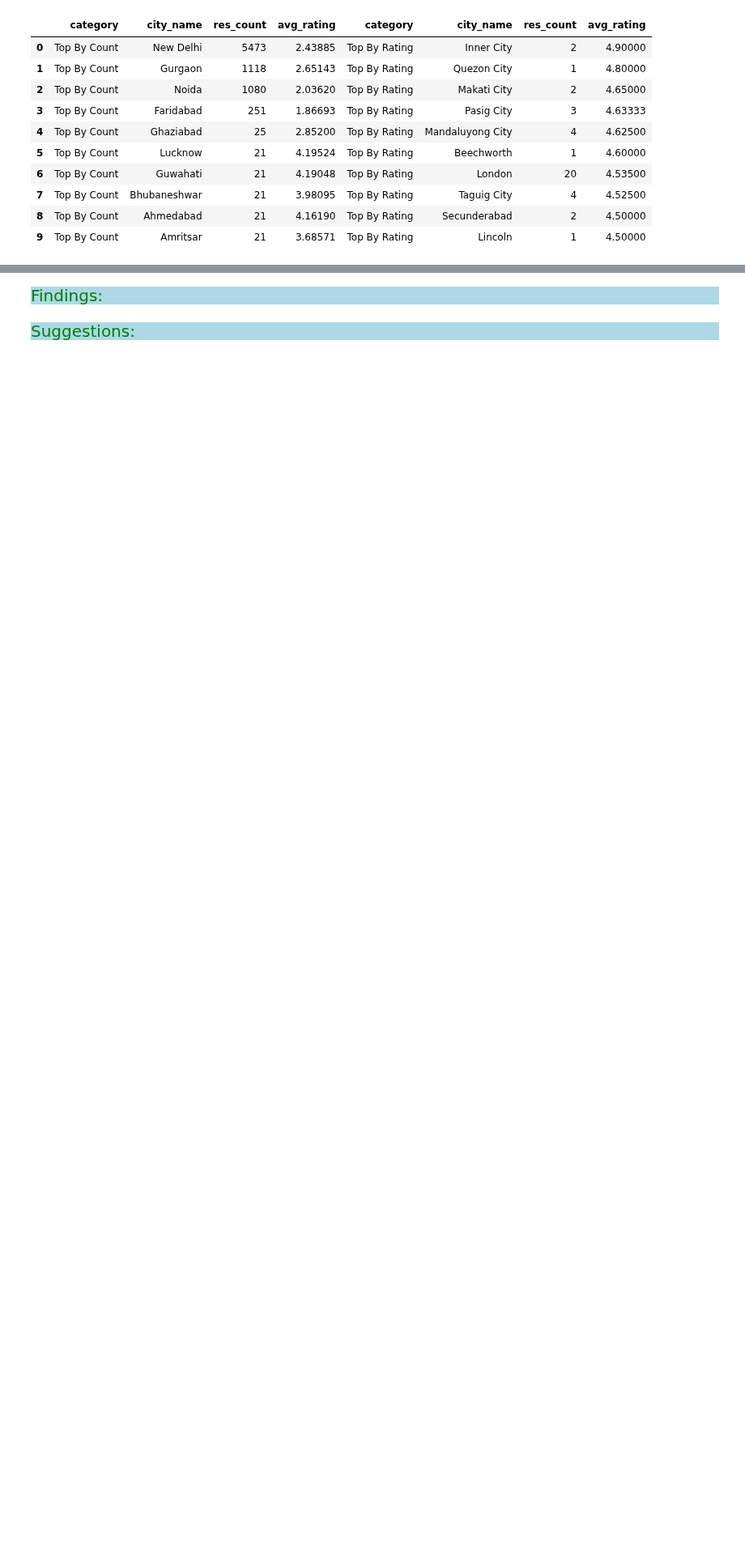
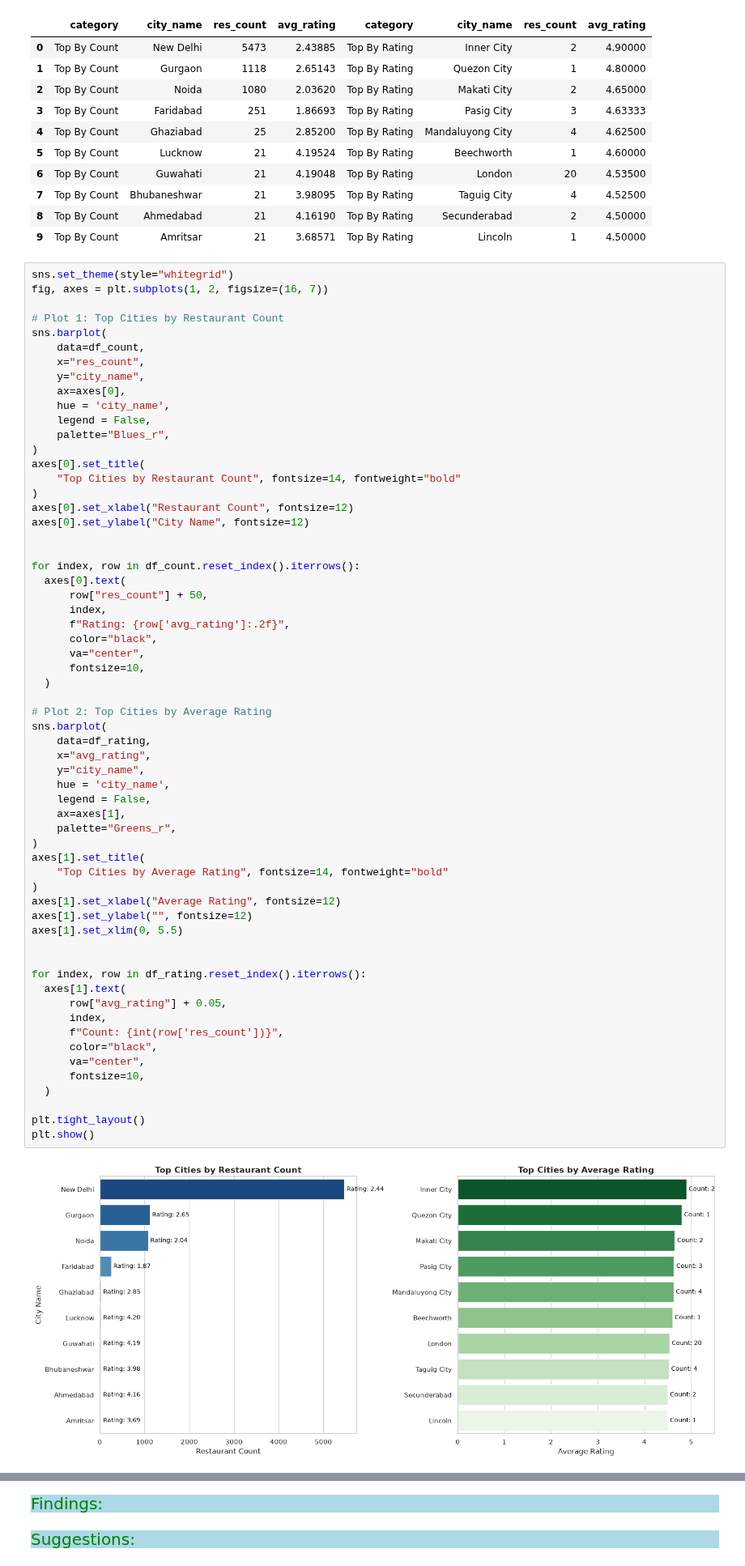
Before and after one commit to Kartika-Nidhi/Restaurant_Analysis_SQL, a Jupyter notebook: Restaurant_Analysis_SQl.ipynb, the cells around one changed output, grey strips where cells are left out. Shown at 81% size. Saved outputs shown, nothing was run; the diff lists cells and outputs as text; blank space fills up the shorter version.

Commit message:
plot added

```diff
--- a/Restaurant_Analysis_SQl.ipynb
+++ b/Restaurant_Analysis_SQl.ipynb
@@ -499,3 +499,66 @@ df
 | 7 | Top By Count | Bhubaneshwar | 21 | 3.98095 | Top By Rating | Taguig City | 4 | 4.52500 |
 | 8 | Top By Count | Ahmedabad | 21 | 4.16190 | Top By Rating | Secunderabad | 2 | 4.50000 |
 | 9 | Top By Count | Amritsar | 21 | 3.68571 | Top By Rating | Lincoln | 1 | 4.50000 |
+# %%
+sns.set_theme(style="whitegrid")
+fig, axes = plt.subplots(1, 2, figsize=(16, 7))
+
+# Plot 1: Top Cities by Restaurant Count
+sns.barplot(
+    data=df_count,
+    x="res_count",
+    y="city_name",
+    ax=axes[0],
+    hue = 'city_name',
+    legend = False,
+    palette="Blues_r",
+)
+axes[0].set_title(
+    "Top Cities by Restaurant Count", fontsize=14, fontweight="bold"
+)
+axes[0].set_xlabel("Restaurant Count", fontsize=12)
+axes[0].set_ylabel("City Name", fontsize=12)
+
+
+for index, row in df_count.reset_index().iterrows():
+  axes[0].text(
+      row["res_count"] + 50,
+      index,
+      f"Rating: {row['avg_rating']:.2f}",
+      color="black",
+      va="center",
+      fontsize=10,
+  )
+
+# Plot 2: Top Cities by Average Rating
+sns.barplot(
+    data=df_rating,
+    x="avg_rating",
+    y="city_name",
+    hue = 'city_name',
+    legend = False,
+    ax=axes[1],
+    palette="Greens_r",
+)
+axes[1].set_title(
+    "Top Cities by Average Rating", fontsize=14, fontweight="bold"
+)
+axes[1].set_xlabel("Average Rating", fontsize=12)
+axes[1].set_ylabel("", fontsize=12)
+axes[1].set_xlim(0, 5.5)
+
+
+for index, row in df_rating.reset_index().iterrows():
+  axes[1].text(
+      row["avg_rating"] + 0.05,
+      index,
+      f"Count: {int(row['res_count'])}",
+      color="black",
+      va="center",
+      fontsize=10,
+  )
+
+plt.tight_layout()
+plt.show()
+# %% [output]
+[figure, added]
```
Also changed, not shown: parts of 2 cells of this notebook.
